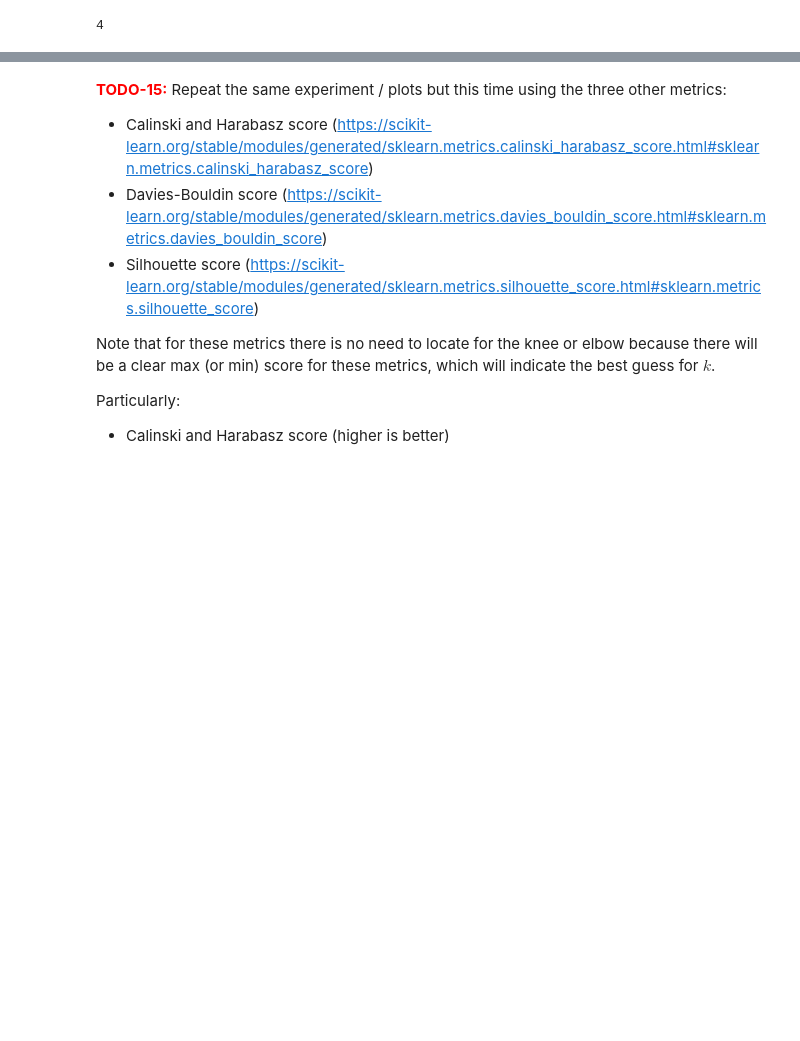
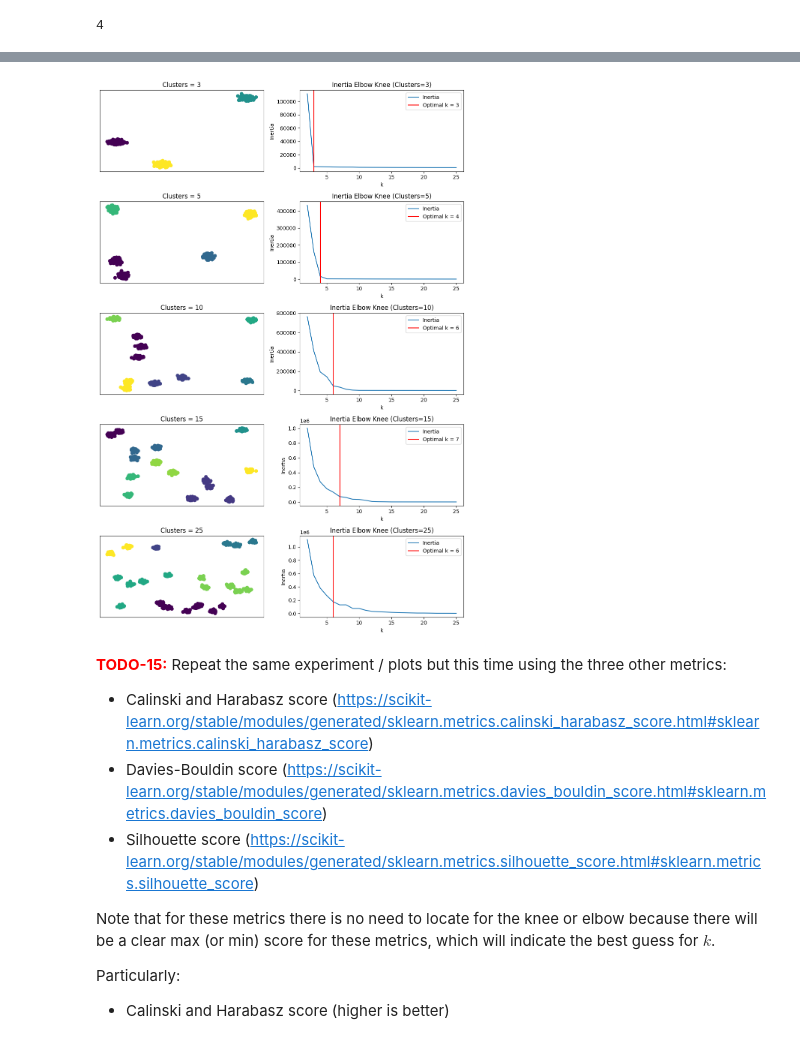
Before and after one commit to ningerdinger/KTAI1, a Jupyter notebook: Keytopics/Assignment1/1.3 - Machine Learning/1.3 - Machine Learning.ipynb, the cells around one changed output, grey strips where cells are left out. Cells and saved outputs as stored; diff of their text form; code cells hidden in the pictures; blank space fills up the shorter version.

```diff
--- a/Keytopics/Assignment1/1.3 - Machine Learning/1.3 - Machine Learning.ipynb
+++ b/Keytopics/Assignment1/1.3 - Machine Learning/1.3 - Machine Learning.ipynb
@@ -884,3 +853,29 @@ plt.show()
+# %%
+plt.figure(figsize=(10, 3 * len(n_clusters)))
+
+for i, n_cluster in enumerate(n_clusters):
+    X_blob = dummy_data[n_cluster]["X"]
+    y_pred = result[n_cluster]["y_pred"]
+    plt.subplot(len(n_clusters), 2, 2 * i + 1)
+    plt.scatter(X_blob[:, 0], X_blob[:, 1], c=y_pred, cmap="viridis")
+    plt.tick_params(left=False, right=False, labelleft=False, labelbottom=False, bottom=False)
+    plt.title("Clusters = {}".format(n_cluster))
+
+    #subplotting the inertia values per k, adding vertical line at optimal point
+    plt.subplot(len(n_clusters), 2, 2 * i + 2)
+    inertia_values_cluster = result[n_cluster]["inertia_values"]
+    optimal_k_cluster = result[n_cluster]["optimal_k"]
+    plt.plot(k_range, inertia_values_cluster, label="Inertia")
+    plt.axvline(optimal_k_cluster, color="r", label=f"Optimal k = {optimal_k_cluster}")
+    plt.xlabel("k")
+    plt.ylabel("Inertia")
+    plt.title("Inertia Elbow Knee (Clusters={})".format(n_cluster))
+    plt.legend()
+
+plt.tight_layout()
+plt.show()
+# %% [output]
+[figure, added]
 # %% [markdown]
 <span style='color:red'>**TODO-15:**</span> Repeat the same experiment / plots but this time using the three other metrics:
 - Calinski and Harabasz score (https://scikit-learn.org/stable/modules/generated/sklearn.metrics.calinski_harabasz_score.html#sklearn.metrics.calinski_harabasz_score)
```
Also changed, not shown: parts of 7 cells of this notebook, 2 other files.
